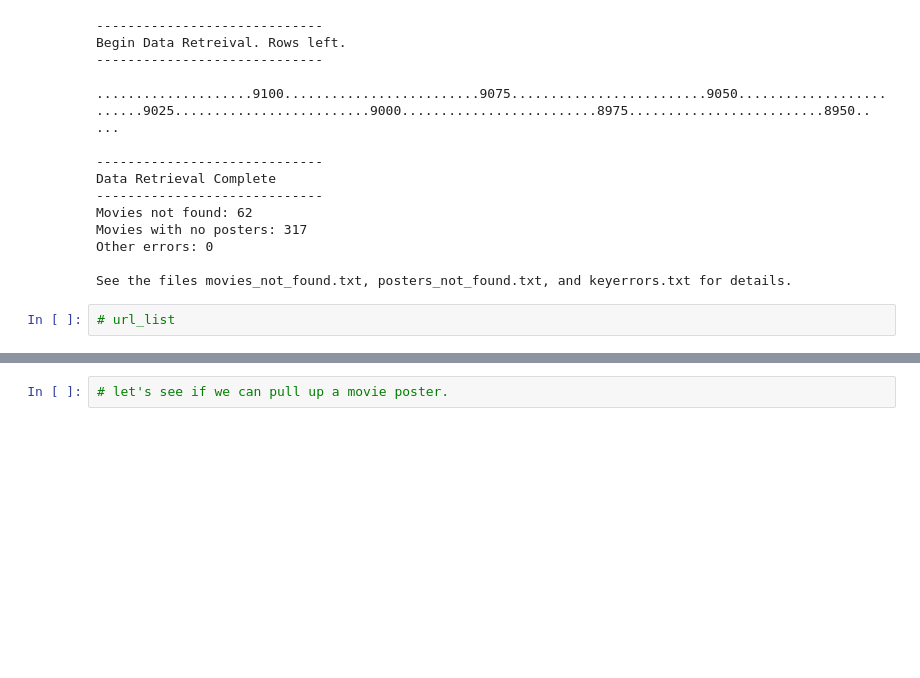
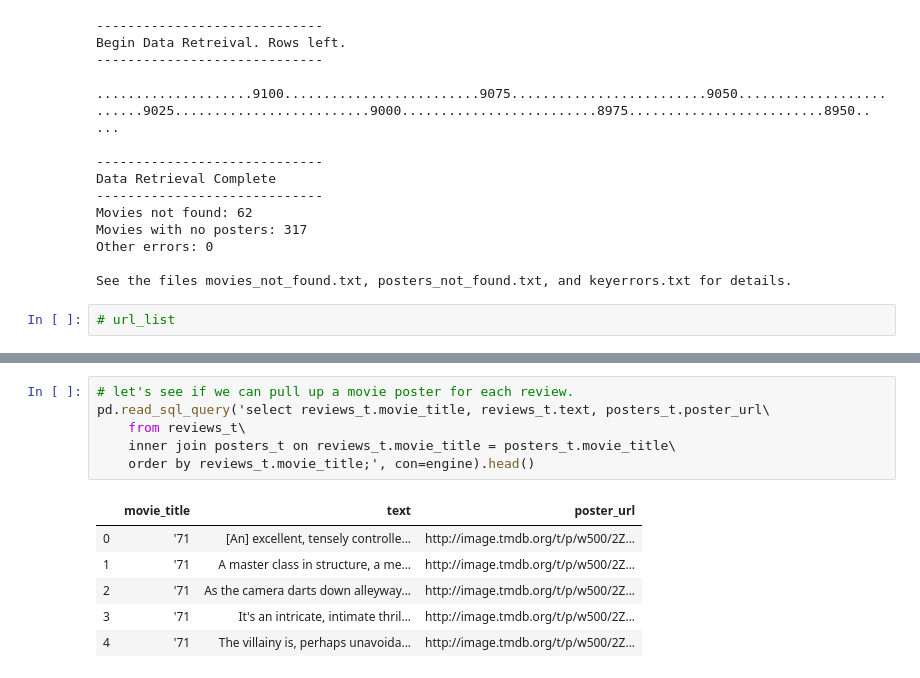
Before and after one commit to AddyBenny/Group_Project_2---UCI-Data-Analysis-Bootcamp-2020---Team-8, a Jupyter notebook: Project.ipynb, the cells around one changed output, grey strips where cells are left out. Saved outputs shown, nothing was run; the diff lists cells and outputs as text; blank space fills up the shorter version.

```diff
--- a/Project.ipynb
+++ b/Project.ipynb
@@ -268,2 +304,13 @@ UnicodeDecodeError: 'utf-8' codec can't decode byte 0xe9 in position 28: unexpec
 # %%
-# let's see if we can pull up a movie poster.
+# let's see if we can pull up a movie poster for each review.
+pd.read_sql_query('select reviews_t.movie_title, reviews_t.text, posters_t.poster_url\
+    from reviews_t\
+    inner join posters_t on reviews_t.movie_title = posters_t.movie_title\
+    order by reviews_t.movie_title;', con=engine).head()
+# %% [output]
+|  | movie_title | text | poster_url |
+| 0 | '71 | [An] excellent, tensely controlle... | http://image.tmdb.org/t/p/w500/2Z... |
+| 1 | '71 | A master class in structure, a me... | http://image.tmdb.org/t/p/w500/2Z... |
+| 2 | '71 | As the camera darts down alleyway... | http://image.tmdb.org/t/p/w500/2Z... |
+| 3 | '71 | It's an intricate, intimate thril... | http://image.tmdb.org/t/p/w500/2Z... |
+| 4 | '71 | The villainy is, perhaps unavoida... | http://image.tmdb.org/t/p/w500/2Z... |
```
Also changed, not shown: parts of 18 cells of this notebook, 5 other files.
